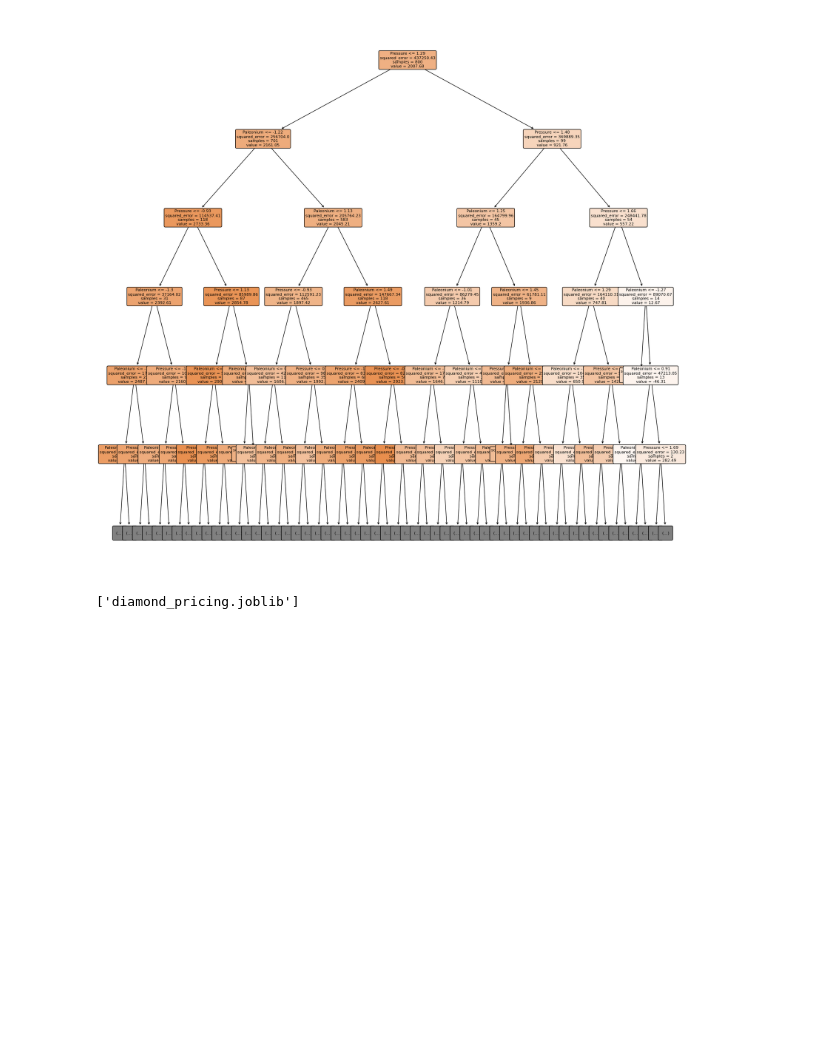
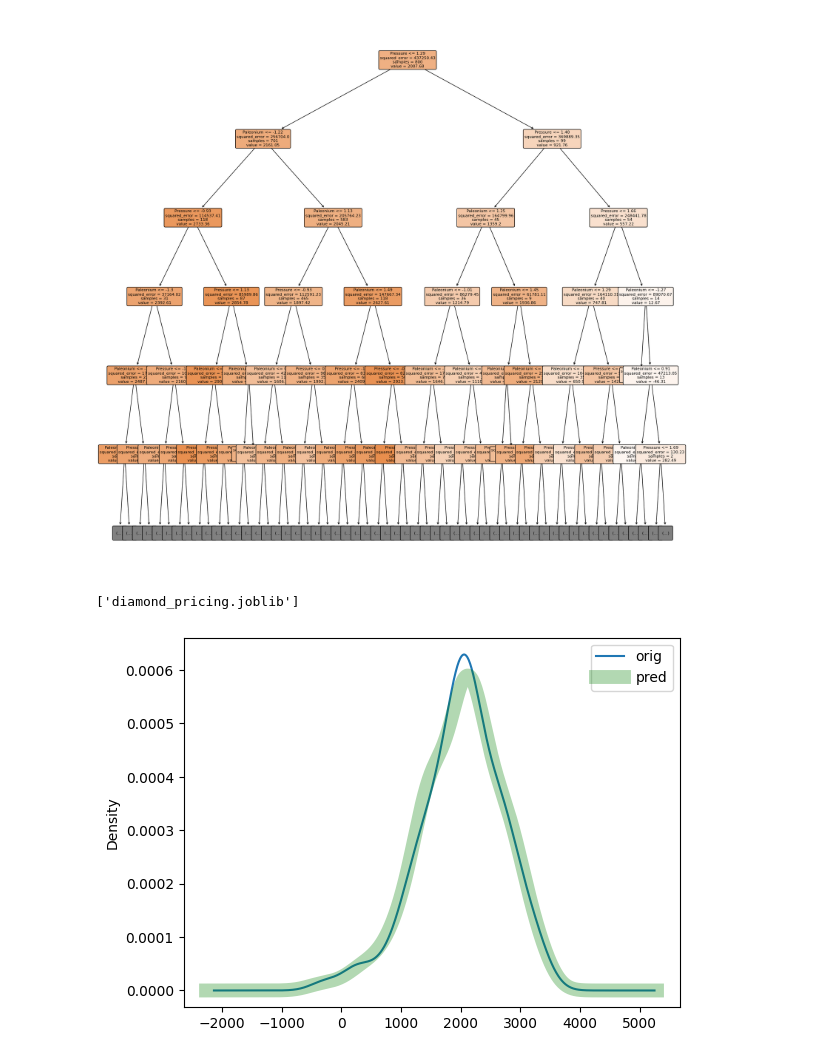
Before and after one commit to digipodium/2023-JAN-ML-1230-MTWS, a Jupyter notebook: tree_algorithms/decision_tree_1.ipynb, the cells around one changed output. Saved outputs shown, nothing was run; the diff lists cells and outputs as text; code cells hidden in the pictures; blank space fills up the shorter version.

```diff
--- a/tree_algorithms/decision_tree_1.ipynb
+++ b/tree_algorithms/decision_tree_1.ipynb
@@ -83,3 +82,11 @@ from joblib import dump
 dump(model, 'diamond_pricing.joblib')
 # %% [output]
 ['diamond_pricing.joblib']
+# %%
+ypred = model.predict(Xtest)
+evaldf = pd.DataFrame([ytest, ypred], index=['orig','pred']).T
+ax = evaldf.plot(kind='kde', y='orig')
+evaldf.plot(kind='kde', y='pred', linewidth=10, alpha=.3, style='g', ax=ax)
+plt.show()
+# %% [output]
+[figure, added]
```
Also changed, not shown: parts of 3 cells of this notebook, 3 other files.
